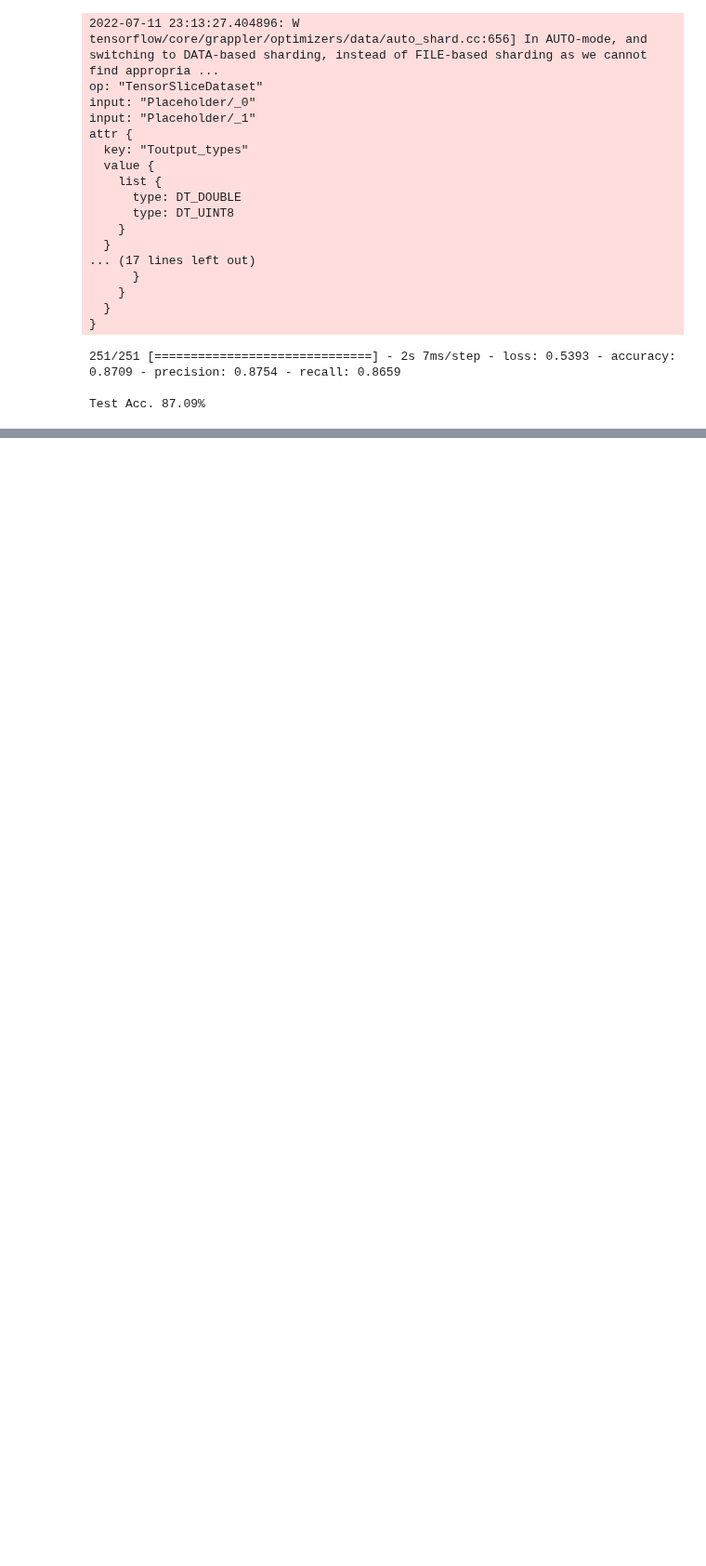
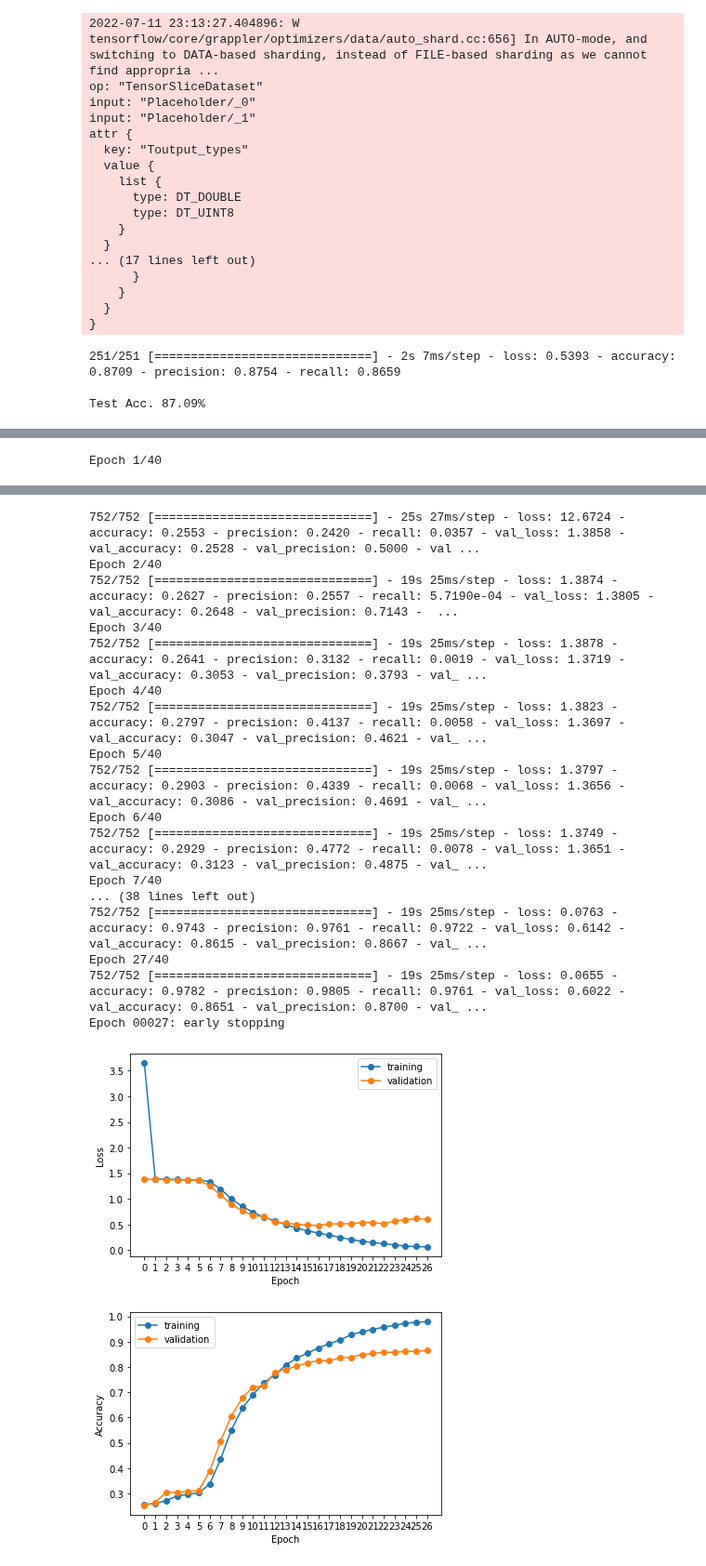
Before and after one commit to ronaldlee/eeg-feature-generation, a Jupyter notebook: CNN_model_on_GAMEEMO_features_dataset.ipynb, the cells around one changed output, grey strips where cells are left out. Shown at 93% size. Cells and saved outputs as stored; diff of their text form; code cells hidden in the pictures; blank space fills up the shorter version.

```diff
--- a/CNN_model_on_GAMEEMO_features_dataset.ipynb
+++ b/CNN_model_on_GAMEEMO_features_dataset.ipynb
@@ -940,3 +1184,15 @@ plot_accuracy_history(history_data)
 # test model
 test_results = model.evaluate(test_dataset)
 print('\nTest Acc. {:.2f}%'.format(test_results[1]*100))
+# %%
+model,history = train_model(train_dataset, validate_dataset, X_train, save_to= './', epoch = 40,
+                            num_of_conv_layer=3, num_of_dense_layer=4)
+
+history_data = pd.DataFrame(history.history)
+plot_loss_history(history_data)
+plot_accuracy_history(history_data)
+
+# test model
+test_results = model.evaluate(test_dataset)
+print('\nTest Acc. {:.2f}%'.format(test_results[1]*100))
+# %% [output]
@@ -942,0 +1233 @@ print('\nTest Acc. {:.2f}%'.format(test_results[1]*100))
+Epoch 1/40
@@ -942,0 +1251,19 @@ print('\nTest Acc. {:.2f}%'.format(test_results[1]*100))
+752/752 [==============================] - 25s 27ms/step - loss: 12.6724 - accuracy: 0.2553 - precision: 0.2420 - recall: 0.0357 - val_loss: 1.3858 - val_accuracy: 0.2528 - val_precision: 0.5000 - val ...
+Epoch 2/40
+752/752 [==============================] - 19s 25ms/step - loss: 1.3874 - accuracy: 0.2627 - precision: 0.2557 - recall: 5.7190e-04 - val_loss: 1.3805 - val_accuracy: 0.2648 - val_precision: 0.7143 -  ...
+Epoch 3/40
+752/752 [==============================] - 19s 25ms/step - loss: 1.3878 - accuracy: 0.2641 - precision: 0.3132 - recall: 0.0019 - val_loss: 1.3719 - val_accuracy: 0.3053 - val_precision: 0.3793 - val_ ...
+Epoch 4/40
+752/752 [==============================] - 19s 25ms/step - loss: 1.3823 - accuracy: 0.2797 - precision: 0.4137 - recall: 0.0058 - val_loss: 1.3697 - val_accuracy: 0.3047 - val_precision: 0.4621 - val_ ...
+Epoch 5/40
+752/752 [==============================] - 19s 25ms/step - loss: 1.3797 - accuracy: 0.2903 - precision: 0.4339 - recall: 0.0068 - val_loss: 1.3656 - val_accuracy: 0.3086 - val_precision: 0.4691 - val_ ...
+Epoch 6/40
+752/752 [==============================] - 19s 25ms/step - loss: 1.3749 - accuracy: 0.2929 - precision: 0.4772 - recall: 0.0078 - val_loss: 1.3651 - val_accuracy: 0.3123 - val_precision: 0.4875 - val_ ...
+Epoch 7/40
+... (38 lines left out)
+752/752 [==============================] - 19s 25ms/step - loss: 0.0763 - accuracy: 0.9743 - precision: 0.9761 - recall: 0.9722 - val_loss: 0.6142 - val_accuracy: 0.8615 - val_precision: 0.8667 - val_ ...
+Epoch 27/40
+752/752 [==============================] - 19s 25ms/step - loss: 0.0655 - accuracy: 0.9782 - precision: 0.9805 - recall: 0.9761 - val_loss: 0.6022 - val_accuracy: 0.8651 - val_precision: 0.8700 - val_ ...
+Epoch 00027: early stopping
+[figure, added]
+[figure, added]
```
Also changed, not shown: parts of 9 cells of this notebook.
